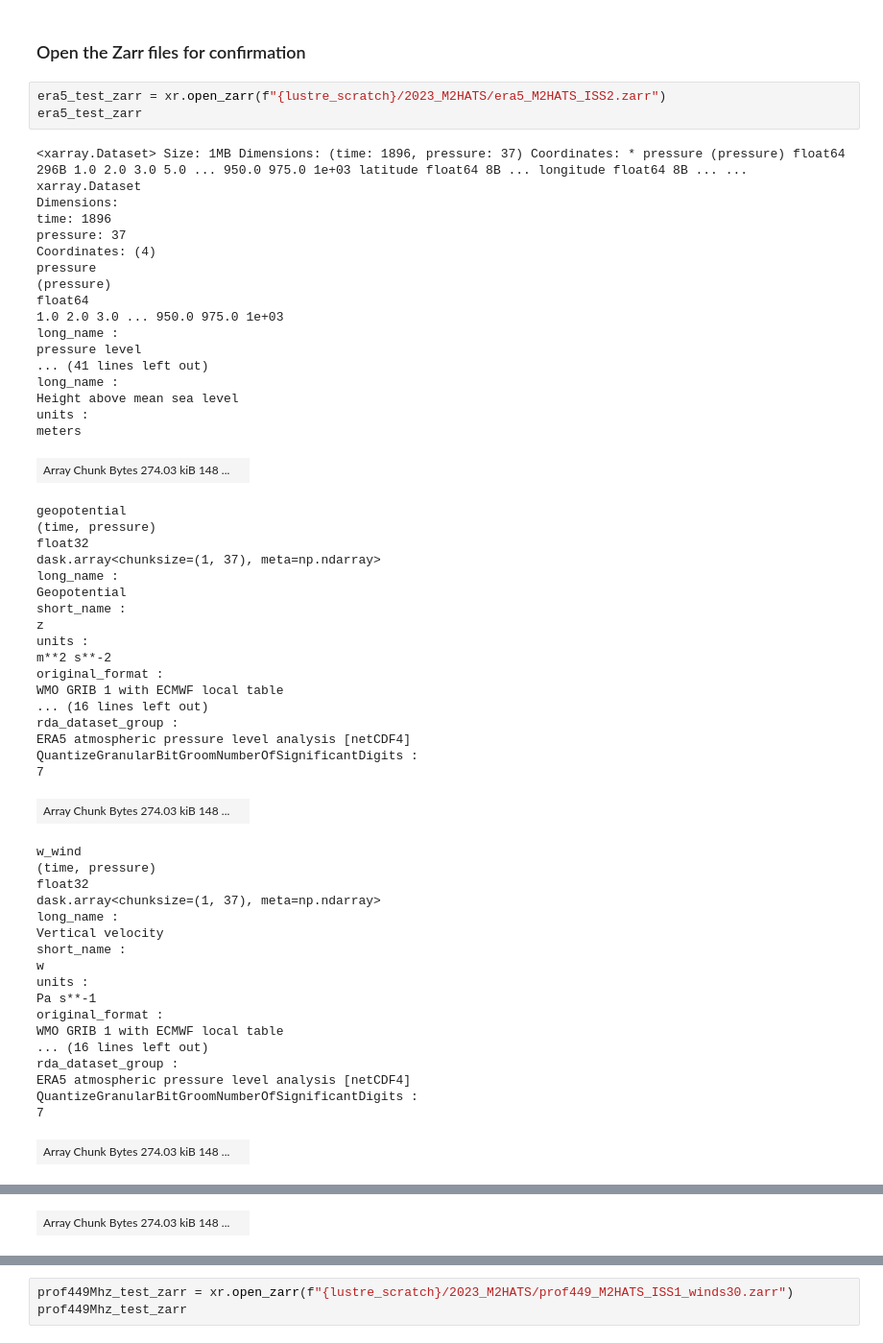
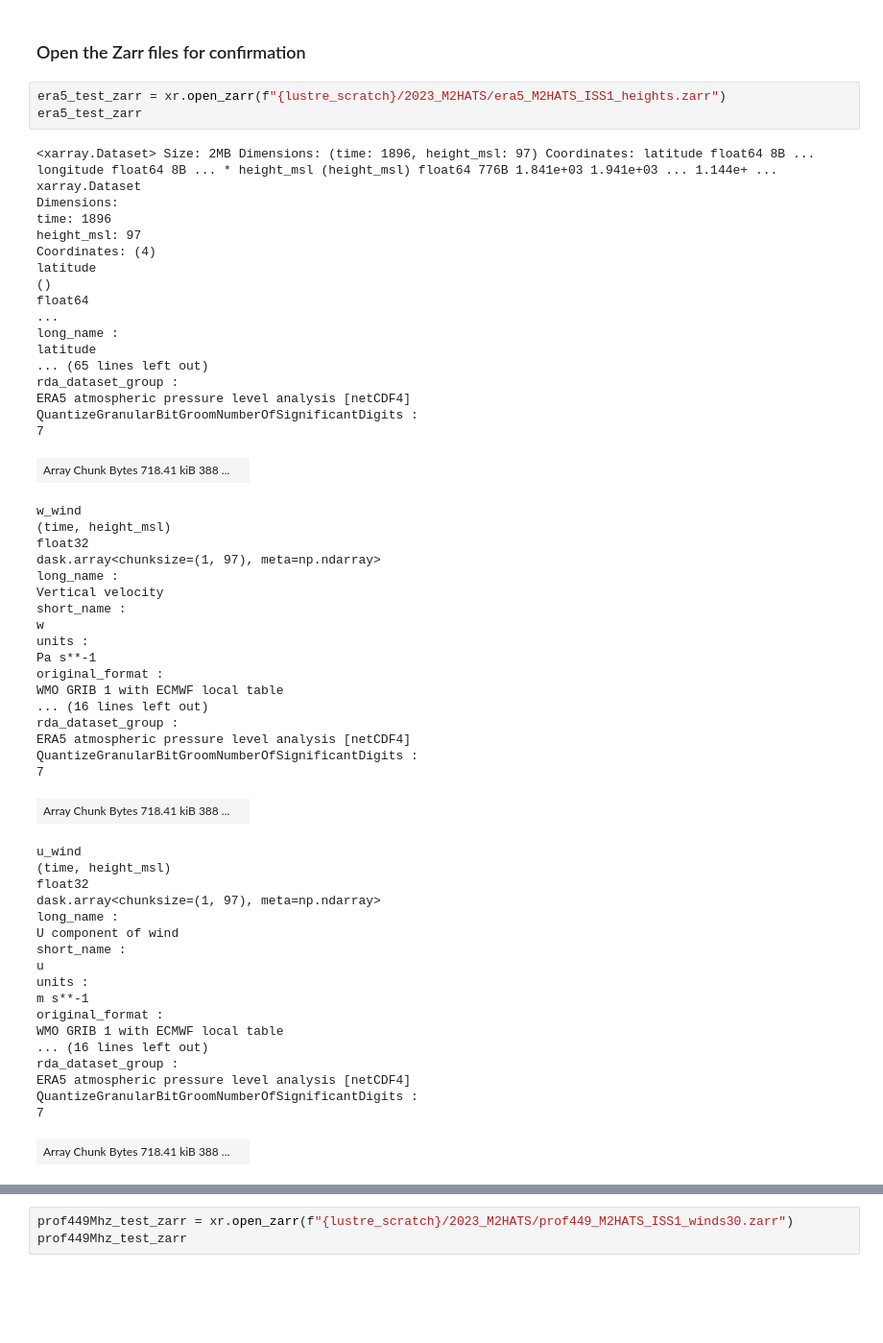
Before and after one commit to myasea8/gdex_eol, a Jupyter notebook: data_to_zarr.ipynb, the cells around one changed output, grey strips where cells are left out. Shown at 96% size. Drawn from its saved outputs; the diff is of its cells as text; blank space fills up the shorter version.

Commit message:
Map ERA5 to height grid

```diff
--- a/data_to_zarr.ipynb
+++ b/data_to_zarr.ipynb
@@ -173,37 +224,37 @@ combined_profiler.to_zarr(f"{lustre_scratch}/2023_M2HATS/prof449_M2HATS_ISS1_win
 # %% [markdown]
 ### Open the Zarr files for confirmation
 # %%
-era5_test_zarr = xr.open_zarr(f"{lustre_scratch}/2023_M2HATS/era5_M2HATS_ISS2.zarr")
+era5_test_zarr = xr.open_zarr(f"{lustre_scratch}/2023_M2HATS/era5_M2HATS_ISS1_heights.zarr")
 era5_test_zarr
 # %% [output]
-<xarray.Dataset> Size: 1MB Dimensions: (time: 1896, pressure: 37) Coordinates: * pressure (pressure) float64 296B 1.0 2.0 3.0 5.0 ... 950.0 975.0 1e+03 latitude float64 8B ... longitude float64 8B ... ...
+<xarray.Dataset> Size: 2MB Dimensions: (time: 1896, height_msl: 97) Coordinates: latitude float64 8B ... longitude float64 8B ... * height_msl (height_msl) float64 776B 1.841e+03 1.941e+03 ... 1.144e+ ...
 xarray.Dataset
 Dimensions:
 time: 1896
-pressure: 37
+height_msl: 97
 Coordinates: (4)
-pressure
-(pressure)
+latitude
+()
 float64
-1.0 2.0 3.0 ... 950.0 975.0 1e+03
+...
 long_name :
-pressure level
-... (41 lines left out)
-long_name :
-Height above mean sea level
-units :
-meters
+latitude
+... (65 lines left out)
+rda_dataset_group :
+ERA5 atmospheric pressure level analysis [netCDF4]
+QuantizeGranularBitGroomNumberOfSignificantDigits :
+7
-| Array Chunk Bytes 274.03 kiB 148 ... |  |
+| Array Chunk Bytes 718.41 kiB 388 ... |  |
-geopotential
-(time, pressure)
+w_wind
+(time, height_msl)
 float32
-dask.array<chunksize=(1, 37), meta=np.ndarray>
+dask.array<chunksize=(1, 97), meta=np.ndarray>
 long_name :
-Geopotential
+Vertical velocity
 short_name :
-z
+w
 units :
-m**2 s**-2
+Pa s**-1
 original_format :
 WMO GRIB 1 with ECMWF local table
 ... (16 lines left out)
@@ -211,17 +262,17 @@ rda_dataset_group :
 ERA5 atmospheric pressure level analysis [netCDF4]
 QuantizeGranularBitGroomNumberOfSignificantDigits :
 7
-| Array Chunk Bytes 274.03 kiB 148 ... |  |
+| Array Chunk Bytes 718.41 kiB 388 ... |  |
-w_wind
-(time, pressure)
+u_wind
+(time, height_msl)
 float32
-dask.array<chunksize=(1, 37), meta=np.ndarray>
+dask.array<chunksize=(1, 97), meta=np.ndarray>
 long_name :
-Vertical velocity
+U component of wind
 short_name :
-w
+u
 units :
-Pa s**-1
+m s**-1
 original_format :
 WMO GRIB 1 with ECMWF local table
 ... (16 lines left out)
@@ -229,4 +280,4 @@ rda_dataset_group :
 ERA5 atmospheric pressure level analysis [netCDF4]
 QuantizeGranularBitGroomNumberOfSignificantDigits :
 7
-| Array Chunk Bytes 274.03 kiB 148 ... |  |
+| Array Chunk Bytes 718.41 kiB 388 ... |  |
@@ -250 +291,0 @@ QuantizeGranularBitGroomNumberOfSignificantDigits :
-| Array Chunk Bytes 274.03 kiB 148 ... |  |
```
Also changed, not shown: parts of 20 cells of this notebook, 1 other file.
